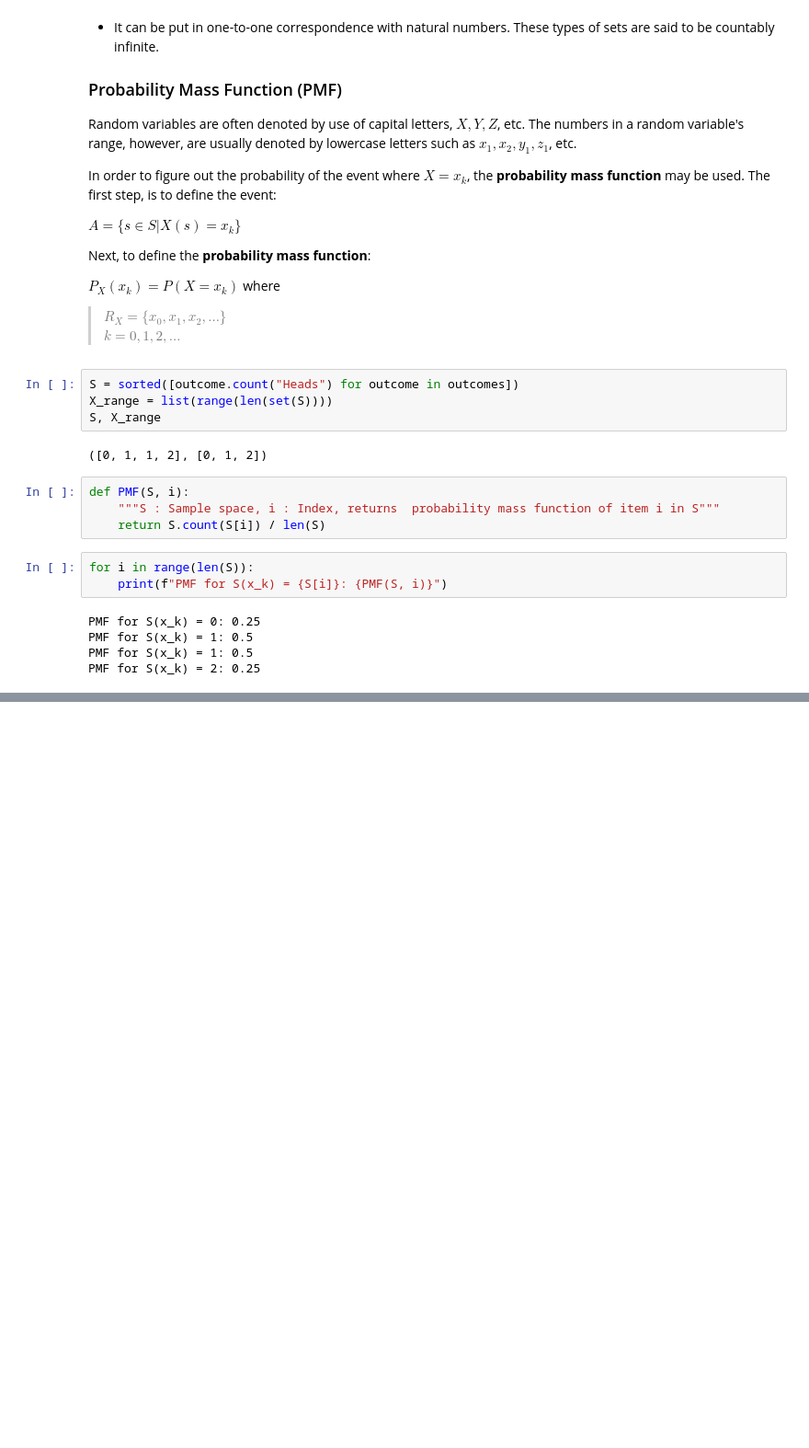
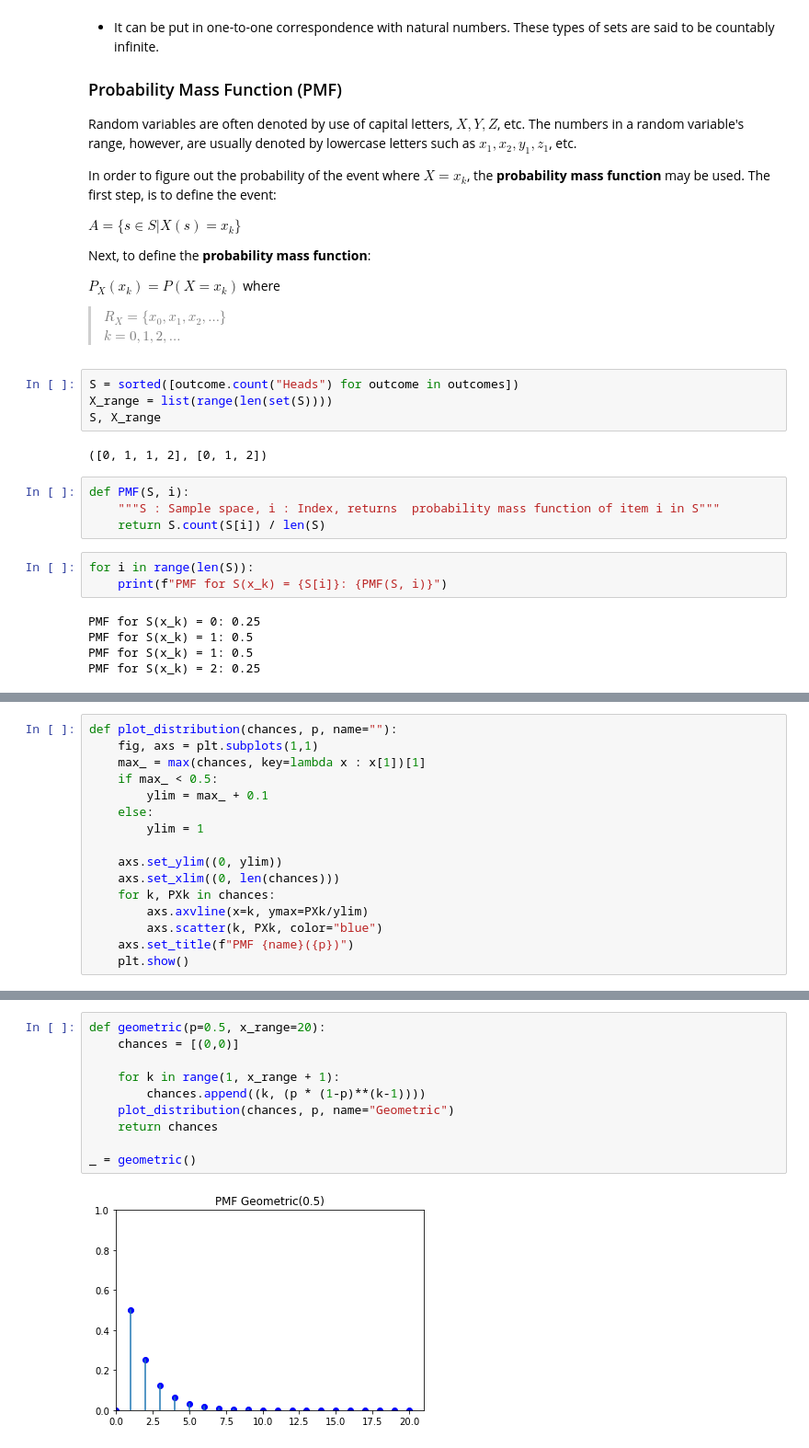
Before and after one commit to Casper-Smet/simulation-modelling, a Jupyter notebook: Notes/Discrete Random Variables.ipynb, the cells around one changed output, grey strips where cells are left out. Shown: that part at 92% size. Drawn from its saved outputs; the diff is of its cells as text; blank space fills up the shorter version.

Commit message:
Updated notes to include special distributions

```diff
--- a/Notes/Discrete Random Variables.ipynb
+++ b/Notes/Discrete Random Variables.ipynb
@@ -80,0 +90,16 @@ The **probability mass function** is also called the **probability distribution*
+# %%
+def plot_distribution(chances, p, name=""):
+    fig, axs = plt.subplots(1,1)
+    max_ = max(chances, key=lambda x : x[1])[1]
+    if max_ < 0.5:
+        ylim = max_ + 0.1
+    else:
+        ylim = 1
+
+    axs.set_ylim((0, ylim))
+    axs.set_xlim((0, len(chances)))
+    for k, PXk in chances:
+        axs.axvline(x=k, ymax=PXk/ylim)
+        axs.scatter(k, PXk, color="blue")
+    axs.set_title(f"PMF {name}({p})")
+    plt.show()
@@ -80,0 +128,12 @@ The **probability mass function** is also called the **probability distribution*
+# %%
+def geometric(p=0.5, x_range=20):
+    chances = [(0,0)]
+
+    for k in range(1, x_range + 1):
+        chances.append((k, (p * (1-p)**(k-1))))
+    plot_distribution(chances, p, name="Geometric")
+    return chances
+
+_ = geometric()
+# %% [output]
+[figure, added]
```
Also changed, not shown: parts of 10 cells of this notebook.
